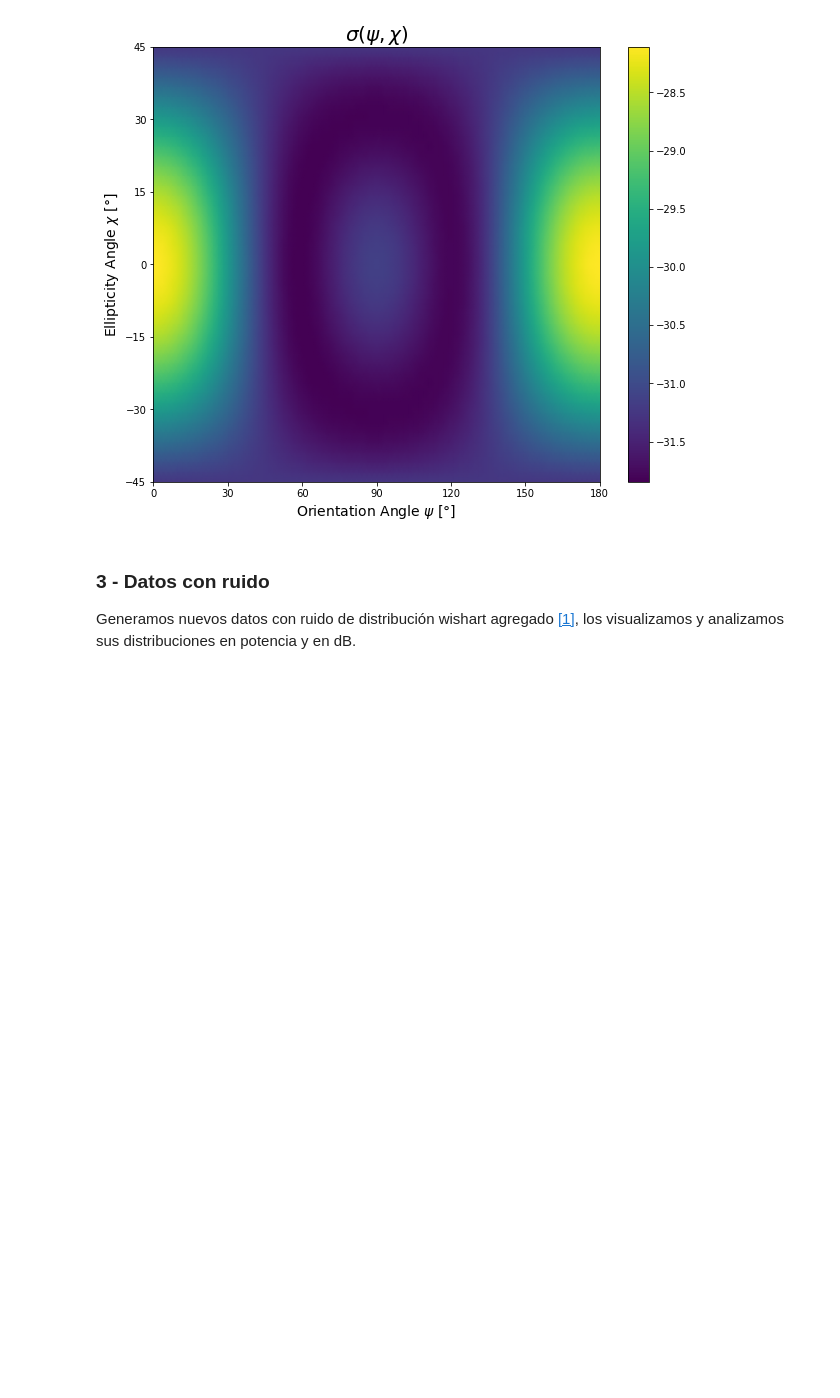
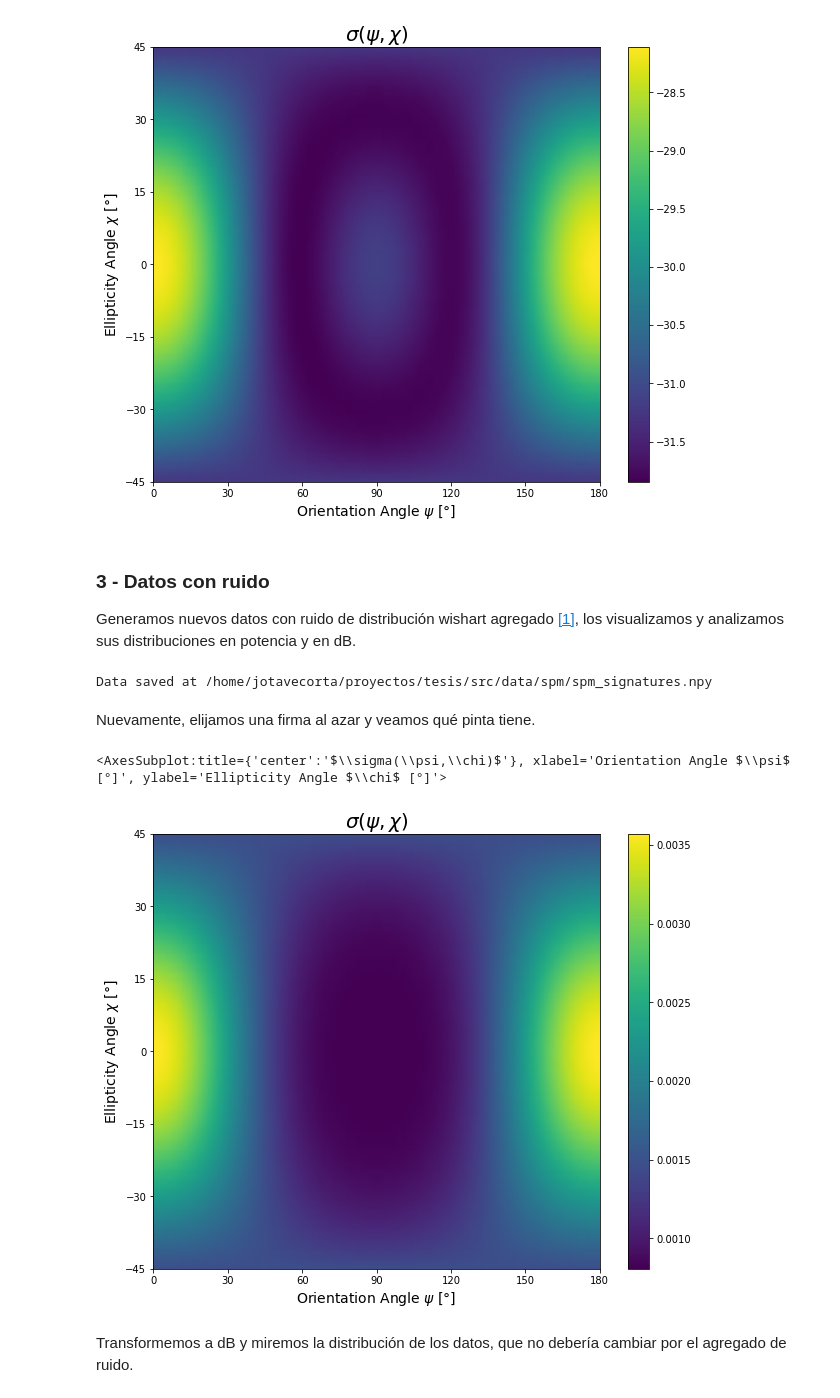
Before and after one commit to jotavecorta/DeepScatteringModels, a Jupyter notebook: notebooks/1.0-jv-spm-data-creation-exploration.ipynb, the cells around one changed output. Cells and saved outputs as stored; diff of their text form; code cells hidden in the pictures; blank space fills up the shorter version.

```diff
--- a/notebooks/1.0-jv-spm-data-creation-exploration.ipynb
+++ b/notebooks/1.0-jv-spm-data-creation-exploration.ipynb
@@ -76,8 +76,27 @@ plot_polarization_signature(rnd_signature)
 Generamos nuevos datos con ruido de distribución wishart agregado [[1]](https://en.wikipedia.org/wiki/Wishart_distribution), los visualizamos y analizamos sus distribuciones en potencia y en dB.
 # %%
 # Generamos los datos
-noised_data = make_data()
+noised_data = make_data(noise=True)
 
 # Guardamos los datos en data
-file_name = "spm_signatures.npy"
+file_name = "raw/spm_signatures"
 save_data(file_name, noised_data)
+# %% [output]
+Data saved at /home/jotavecorta/proyectos/tesis/src/data/spm/spm_signatures.npy
+# %%
+noised_data = load_data("raw/spm_signatures")
+# %% [markdown]
+Nuevamente, elijamos una firma al azar y veamos qué pinta tiene.
+# %%
+# Elegimos ana firma al azar
+rng = np.random.default_rng()
+rnd_index = rng.integers(20048)
+rnd_signature = noised_data[rnd_index, :, :]
+
+# Ploteamos
+plot_polarization_signature(rnd_signature)
+# %% [output]
+<AxesSubplot:title={'center':'$\\sigma(\\psi,\\chi)$'}, xlabel='Orientation Angle $\\psi$ [°]', ylabel='Ellipticity Angle $\\chi$ [°]'>
+[figure, added]
+# %% [markdown]
+Transformemos a dB y miremos la distribución de los datos, que no debería cambiar por el agregado de ruido.
```
Also changed, not shown: parts of 2 cells of this notebook, 4 other files.
